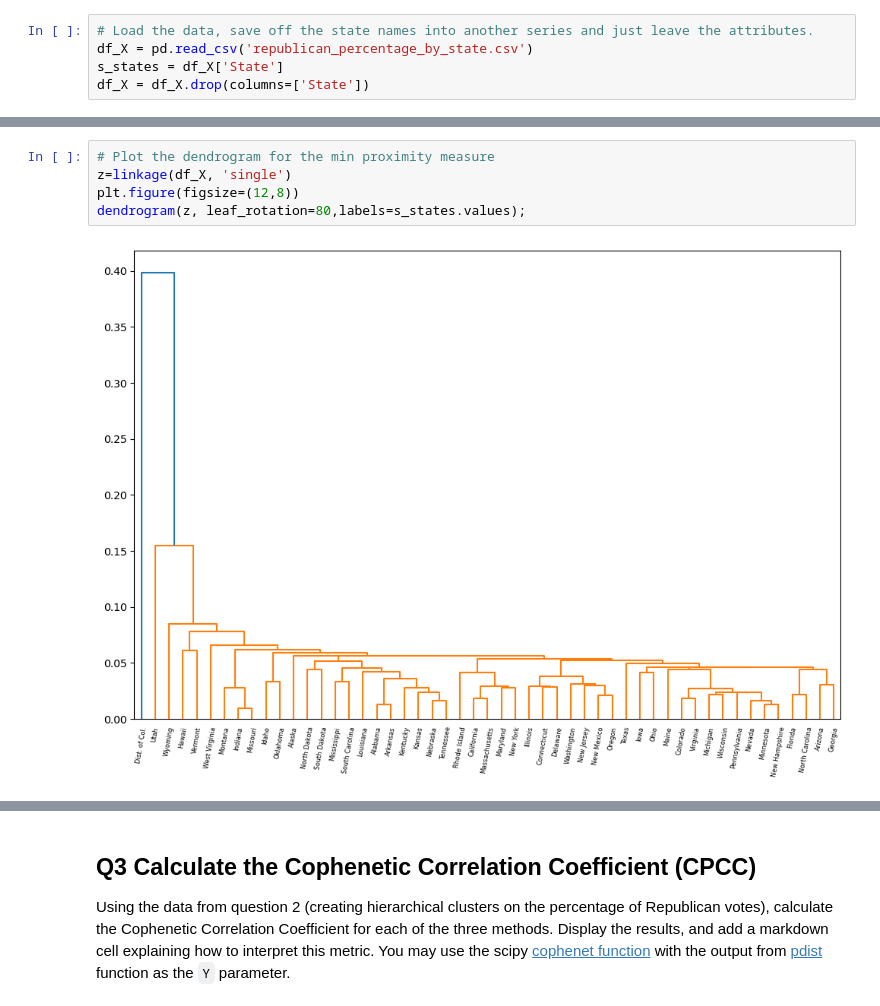
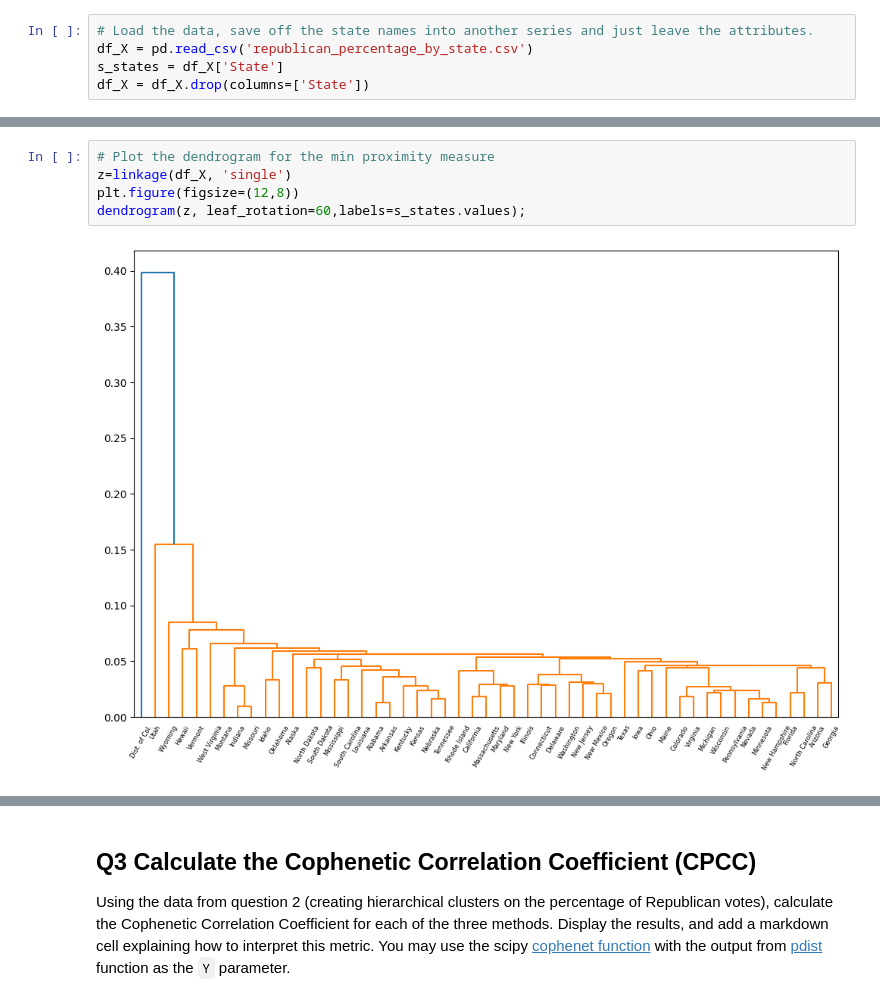
Before and after one commit to BictorFonseca/DataAnalysis, a Jupyter notebook: CS329E_HW11.ipynb, the cells around one changed output, grey strips where cells are left out. Drawn from its saved outputs; the diff is of its cells as text.

```diff
--- a/CS329E_HW11.ipynb
+++ b/CS329E_HW11.ipynb
@@ -102,10 +102,10 @@ dendrogram(z, leaf_rotation=80, labels=s_states.values);
 # %%
 # Plot the dendrogram for the min proximity measure
 z=linkage(df_X, 'single')
 plt.figure(figsize=(12,8))
-dendrogram(z, leaf_rotation=80,labels=s_states.values);
+dendrogram(z, leaf_rotation=60,labels=s_states.values);
 # %% [output]
-[figure, old version]
+[figure, new version]
 # %%
 # Plot the dendrogram for the max proximity measure
 z=linkage(df_X, 'complete')
```
Also changed, not shown: parts of 5 cells of this notebook.
